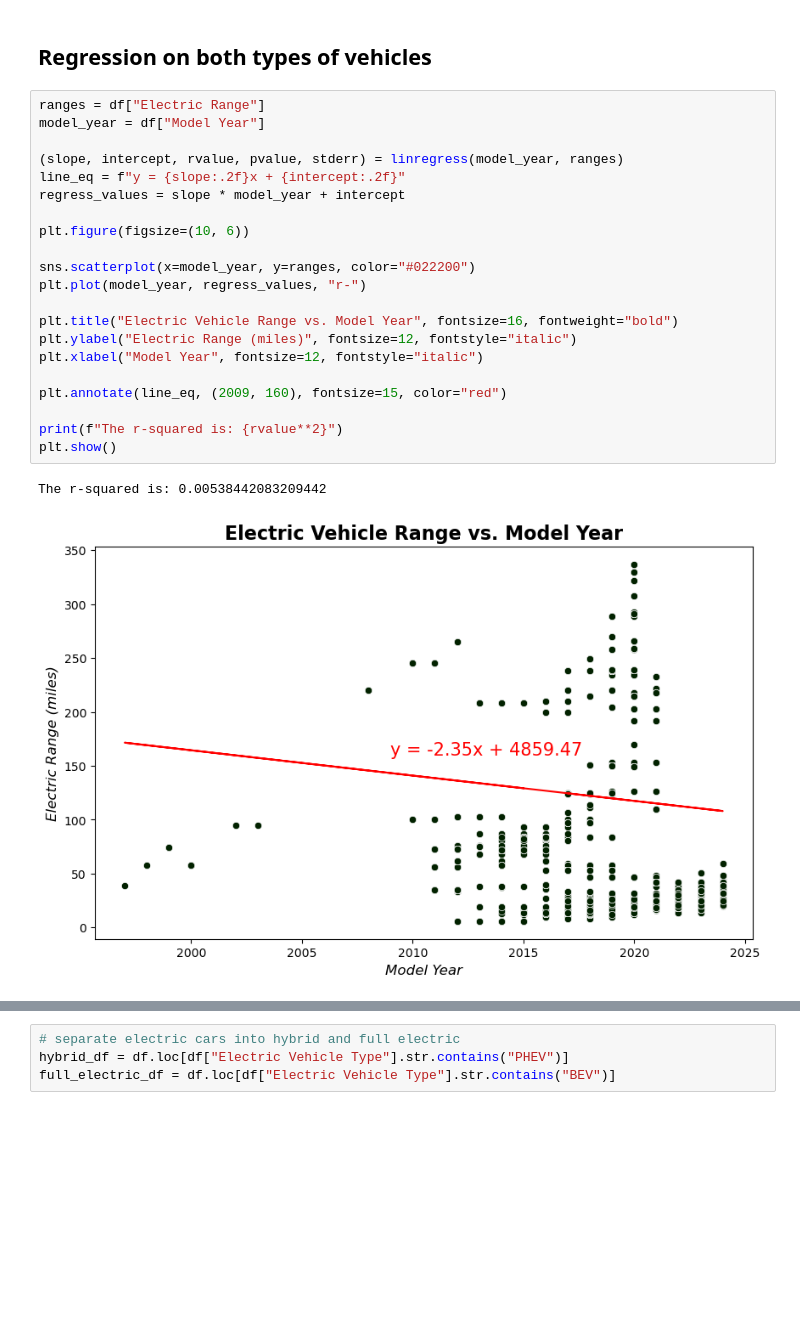
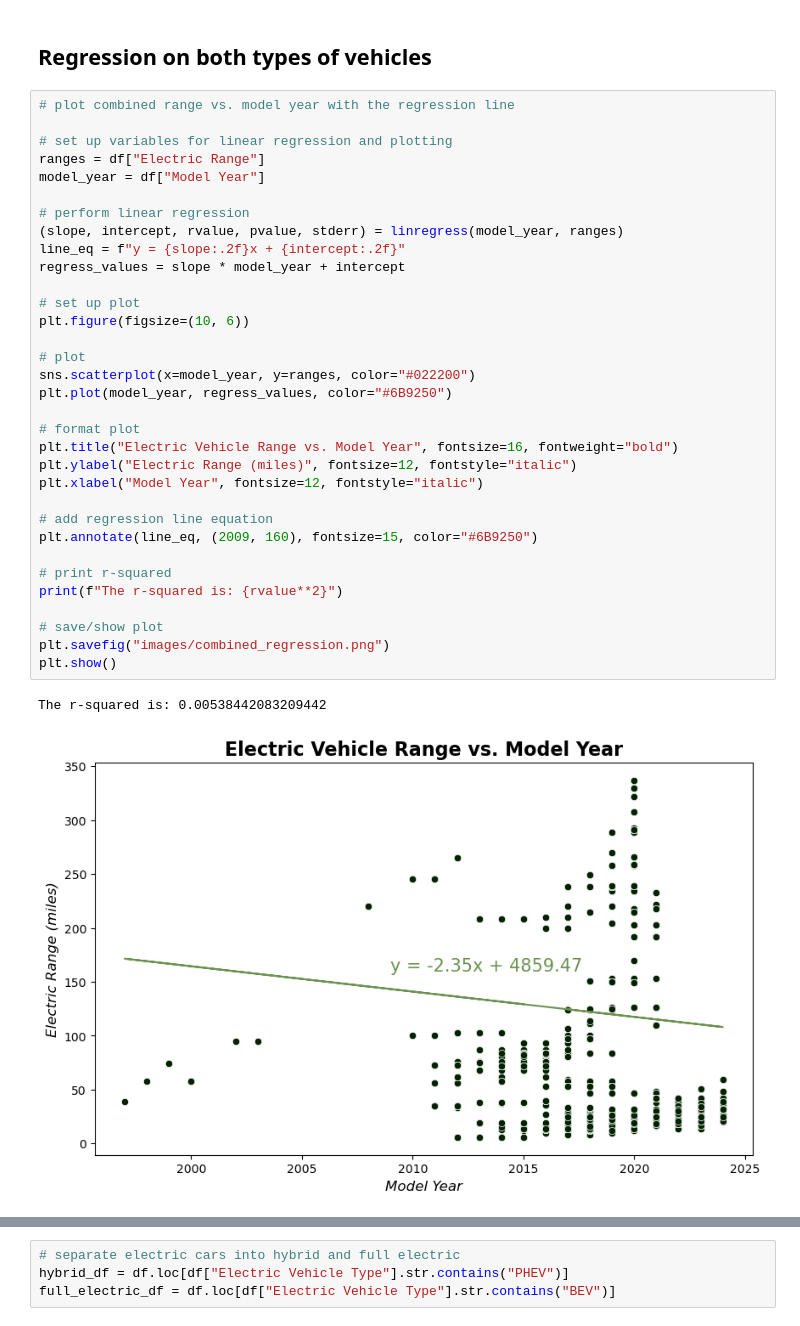
Before and after one commit to wrp94/project-1-group-02, a Jupyter notebook: regressions/linear_regression.ipynb, the cells around one changed output, grey strips where cells are left out. Drawn from its saved outputs; the diff is of its cells as text; blank space fills up the shorter version.

Commit message:
update descriptions and save images

```diff
--- a/regressions/linear_regression.ipynb
+++ b/regressions/linear_regression.ipynb
@@ -26,27 +26,39 @@ df.head()
 # %% [markdown]
 ## Regression on both types of vehicles
 # %%
+# plot combined range vs. model year with the regression line
+
+# set up variables for linear regression and plotting
 ranges = df["Electric Range"]
 model_year = df["Model Year"]
 
+# perform linear regression
 (slope, intercept, rvalue, pvalue, stderr) = linregress(model_year, ranges)
 line_eq = f"y = {slope:.2f}x + {intercept:.2f}"
 regress_values = slope * model_year + intercept
 
+# set up plot
 plt.figure(figsize=(10, 6))
 
+# plot
 sns.scatterplot(x=model_year, y=ranges, color="#022200")
-plt.plot(model_year, regress_values, "r-")
+plt.plot(model_year, regress_values, color="#6B9250")
 
+# format plot
 plt.title("Electric Vehicle Range vs. Model Year", fontsize=16, fontweight="bold")
 plt.ylabel("Electric Range (miles)", fontsize=12, fontstyle="italic")
 plt.xlabel("Model Year", fontsize=12, fontstyle="italic")
 
-plt.annotate(line_eq, (2009, 160), fontsize=15, color="red")
+# add regression line equation
+plt.annotate(line_eq, (2009, 160), fontsize=15, color="#6B9250")
 
+# print r-squared
 print(f"The r-squared is: {rvalue**2}")
+
+# save/show plot
+plt.savefig("images/combined_regression.png")
 plt.show()
 # %% [output]
 The r-squared is: 0.00538442083209442
-[figure, old version]
+[figure, new version]
 # %% [markdown]
```
Also changed, not shown: parts of 6 cells of this notebook, 3 other files.
